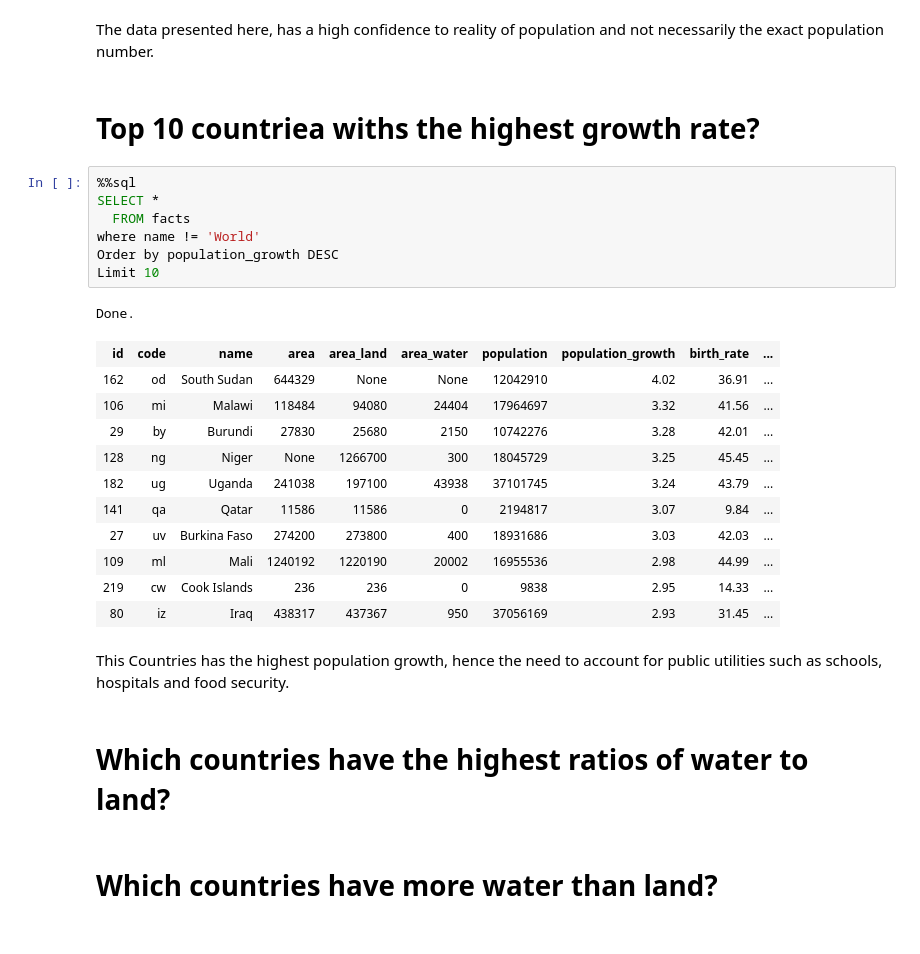
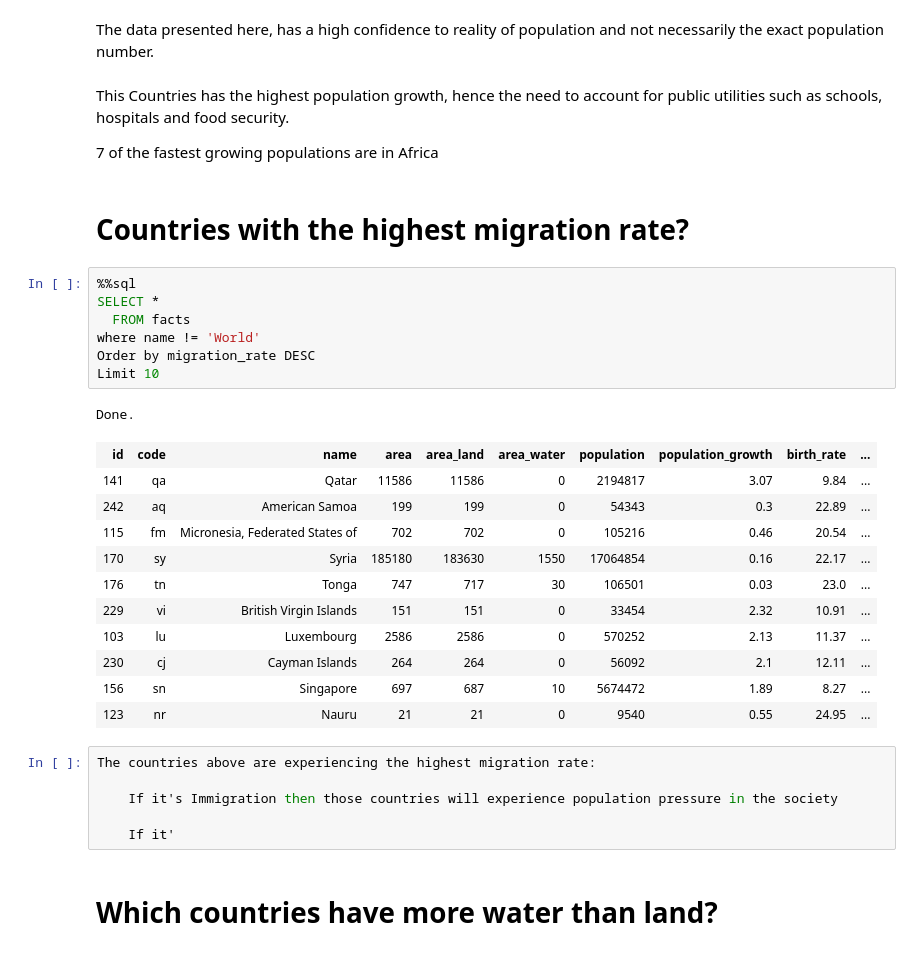
Before and after one commit to ttwange/Portfolio_Projects, a Jupyter notebook: Basics.ipynb, the cells around one changed output. Saved outputs shown, nothing was run; the diff lists cells and outputs as text.

```diff
--- a/Basics.ipynb
+++ b/Basics.ipynb
@@ -186,32 +186,38 @@ Done.
 | 143 | rs | Russia | 17098242 | 16377742 | 720500 | 142423773 | 0.04 | 11.6 | ... |
 # %% [markdown]
 The data presented here, has a high confidence to reality of population and not necessarily the exact population number.
+# %% [markdown]
+This Countries has the highest population growth, hence the need to account for public utilities such as schools, hospitals and food security.
+
+7 of the fastest growing populations are in Africa
 # %% [markdown]
-#  Top 10 countriea withs the highest growth rate?
+# Countries with the highest migration rate?
 # %%
 %%sql
 SELECT *
   FROM facts
 where name != 'World'
-Order by population_growth DESC
+Order by migration_rate DESC
 Limit 10
 # %% [output]
 Done.
 | id | code | name | area | area_land | area_water | population | population_growth | birth_rate | ... |
-| 162 | od | South Sudan | 644329 | None | None | 12042910 | 4.02 | 36.91 | ... |
-| 106 | mi | Malawi | 118484 | 94080 | 24404 | 17964697 | 3.32 | 41.56 | ... |
-| 29 | by | Burundi | 27830 | 25680 | 2150 | 10742276 | 3.28 | 42.01 | ... |
-| 128 | ng | Niger | None | 1266700 | 300 | 18045729 | 3.25 | 45.45 | ... |
-| 182 | ug | Uganda | 241038 | 197100 | 43938 | 37101745 | 3.24 | 43.79 | ... |
 | 141 | qa | Qatar | 11586 | 11586 | 0 | 2194817 | 3.07 | 9.84 | ... |
-| 27 | uv | Burkina Faso | 274200 | 273800 | 400 | 18931686 | 3.03 | 42.03 | ... |
-| 109 | ml | Mali | 1240192 | 1220190 | 20002 | 16955536 | 2.98 | 44.99 | ... |
-| 219 | cw | Cook Islands | 236 | 236 | 0 | 9838 | 2.95 | 14.33 | ... |
-| 80 | iz | Iraq | 438317 | 437367 | 950 | 37056169 | 2.93 | 31.45 | ... |
+| 242 | aq | American Samoa | 199 | 199 | 0 | 54343 | 0.3 | 22.89 | ... |
+| 115 | fm | Micronesia, Federated States of | 702 | 702 | 0 | 105216 | 0.46 | 20.54 | ... |
+| 170 | sy | Syria | 185180 | 183630 | 1550 | 17064854 | 0.16 | 22.17 | ... |
+| 176 | tn | Tonga | 747 | 717 | 30 | 106501 | 0.03 | 23.0 | ... |
+| 229 | vi | British Virgin Islands | 151 | 151 | 0 | 33454 | 2.32 | 10.91 | ... |
+| 103 | lu | Luxembourg | 2586 | 2586 | 0 | 570252 | 2.13 | 11.37 | ... |
+| 230 | cj | Cayman Islands | 264 | 264 | 0 | 56092 | 2.1 | 12.11 | ... |
+| 156 | sn | Singapore | 697 | 687 | 10 | 5674472 | 1.89 | 8.27 | ... |
+| 123 | nr | Nauru | 21 | 21 | 0 | 9540 | 0.55 | 24.95 | ... |
-# %% [markdown]
-This Countries has the highest population growth, hence the need to account for public utilities such as schools, hospitals and food security.
-# %% [markdown]
-# Which countries have the highest ratios of water to land?
+# %%
+The countries above are experiencing the highest migration rate:
+
+    If it's Immigration then those countries will experience population pressure in the society
+
+    If it'
 # %% [markdown]
 # Which countries have more water than land?
 # %% [markdown]
```
